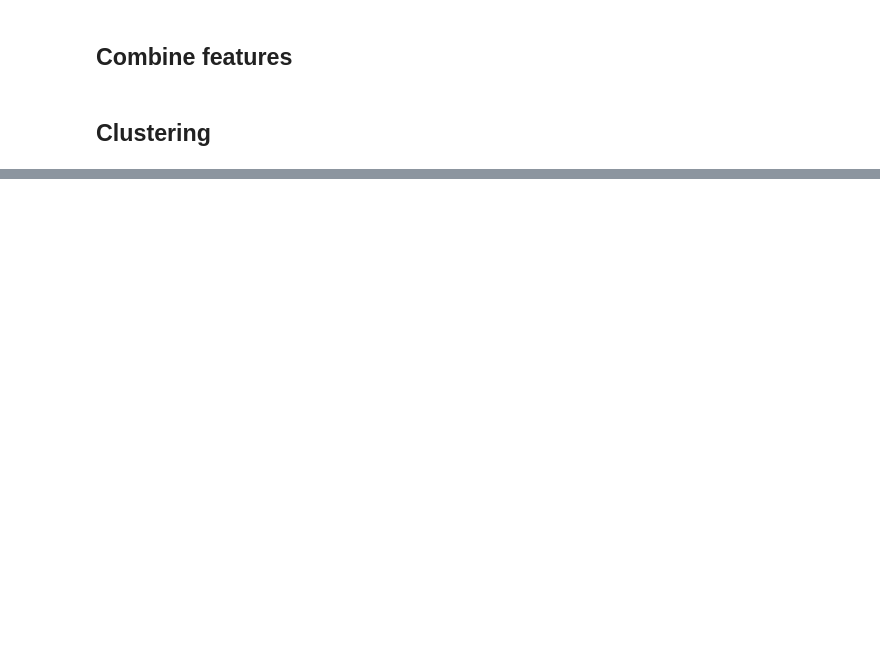
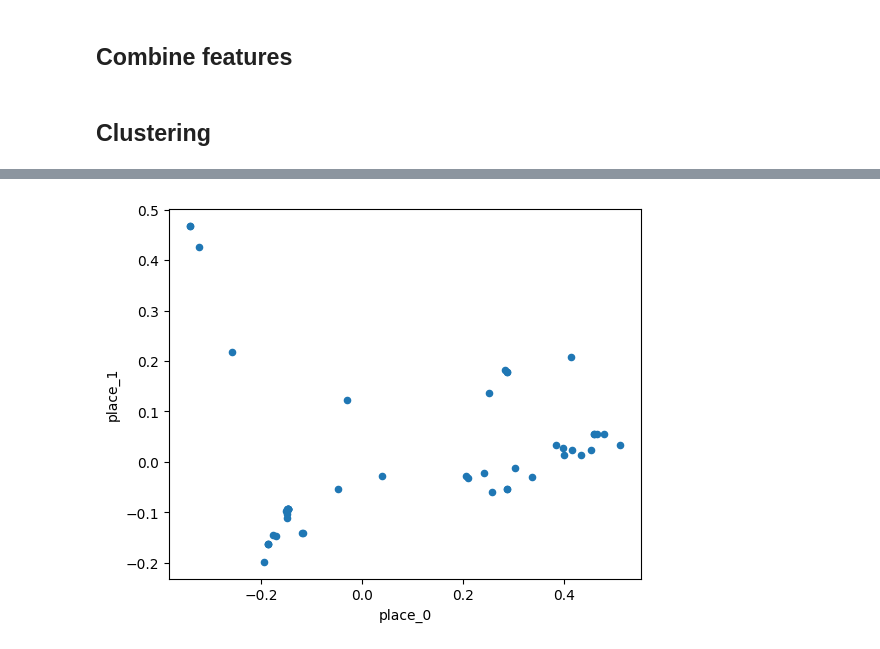
Before and after one commit to joehowells/timeline-gedcom, a Jupyter notebook: 3_select_cards.ipynb, the cells around one changed output, grey strips where cells are left out. Saved outputs shown, nothing was run; the diff lists cells and outputs as text; code cells hidden in the pictures; blank space fills up the shorter version.

```diff
--- a/3_select_cards.ipynb
+++ b/3_select_cards.ipynb
@@ -89,0 +108,6 @@ selected.year.hist();
+# %%
+fig, ax = plt.subplots()
+ax.set_aspect(1)
+selected.plot.scatter("place_0", "place_1", ax=ax);
+# %% [output]
+[figure, added]
```
Also changed, not shown: parts of 6 cells of this notebook, 2 other files.
